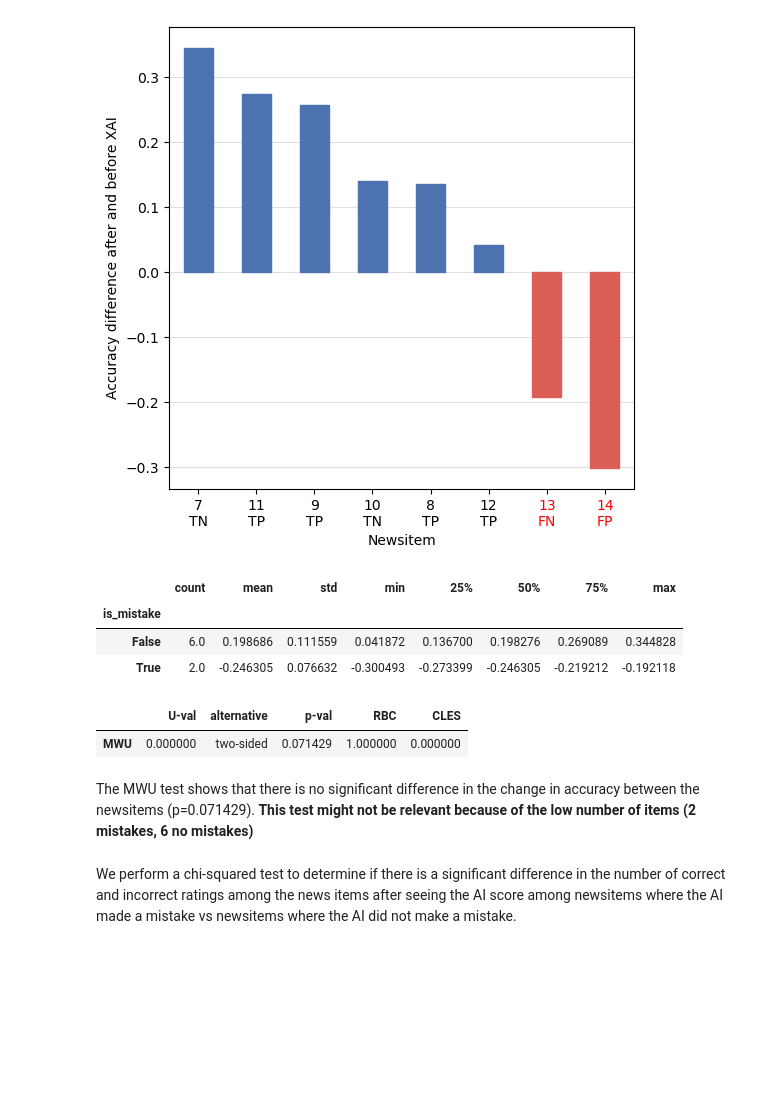
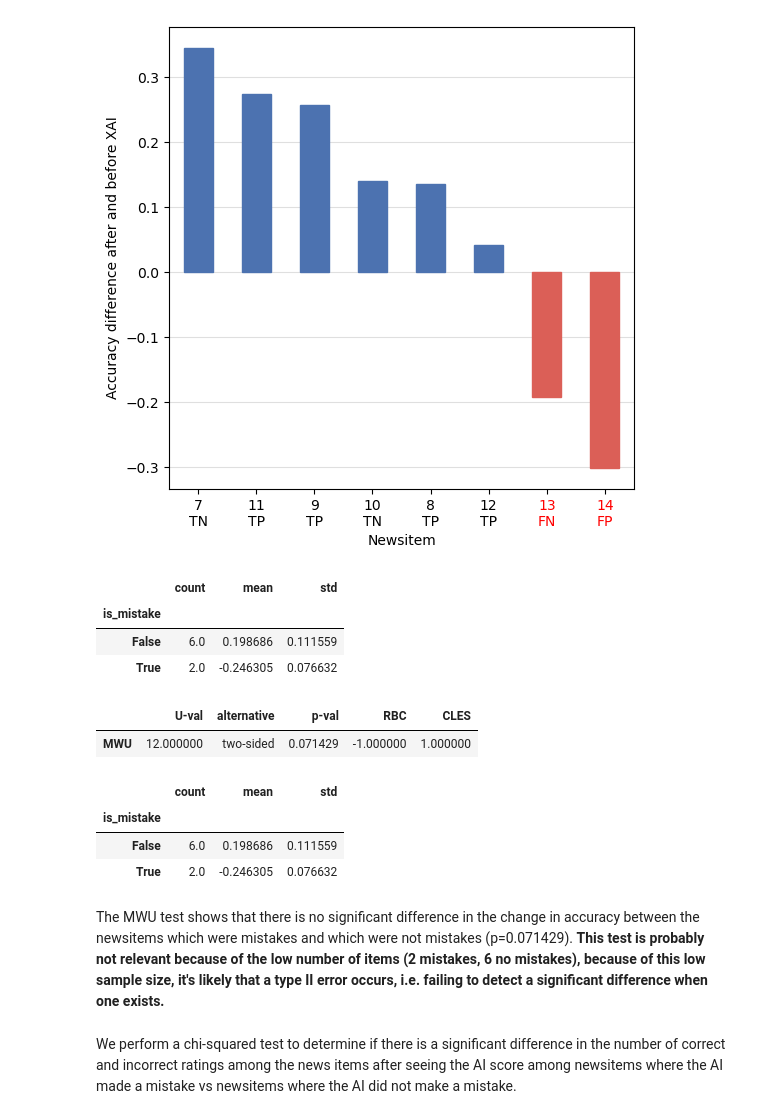
Before and after one commit to csomorbalazs/xai-experiment, a Jupyter notebook: postprocessing/Data_Analysis_XAI.ipynb, the cells around one changed output. Drawn from its saved outputs; the diff is of its cells as text; code cells hidden in the pictures; blank space fills up the shorter version.

Commit message:
Improve analysis of effects of mistakes

```diff
--- a/postprocessing/Data_Analysis_XAI.ipynb
+++ b/postprocessing/Data_Analysis_XAI.ipynb
@@ -680,8 +705,9 @@ for i in range(7, 15):
                      f"newsitem.{i}.system-evaluation.xai-features-useful",
                      f"newsitem.{i}.rating-before-correct",
                      f"newsitem.{i}.rating-after-correct",
+                     f"newsitem.{i}.agrees-with-ai",
+                     f"newsitem.{i}.switched-to-ai",
                      f"newsitem.{i}.ai-preference",
-                     f"newsitem.{i}.switched-to-ai",
                      "FEATURE"
                     ]
     newsitem_eval_df = pd.concat([newsitem_eval_df, df[newsitem_cols].rename(columns={col: col.split(".")[-1] for col in newsitem_cols}).assign(newsitem=i)])
@@ -692,7 +718,10 @@ cols = cols[-2:] + cols[:-2]
 newsitem_eval_df = newsitem_eval_df[cols]
 # %%
 # join newsitem_eval_df with newsitems to get the "is_mistake" column
-newsitem_eval_df = newsitem_eval_df.merge(newsitems[["id", "is_fake_news", "is_mistake", "mistake_type"]], left_on="newsitem", right_on="id").drop(columns=["id"])
+newsitem_eval_df = newsitem_eval_df.merge(
+  newsitems[["id", "is_fake_news", "is_mistake", "mistake_type"]],
+  left_on="newsitem",
+  right_on="id").drop(columns=["id"])
 # %% [markdown]
 Measures:
 - on newsitem level: accuracy, change in accuracy, agreement percentage, switch percentage
@@ -795,24 +832,28 @@ ax.yaxis.grid(True, which='major', color='grey', alpha=.25)
 # %% [output]
 [figure]
 # %%
-newsitems.groupby("is_mistake")["accuracy-diff"].describe()
+newsitems.groupby("is_mistake")["accuracy-diff"].describe()[["count", "mean", "std"]]
 # %% [output]
-|  | count | mean | std | min | 25% | 50% | 75% | max |
-| is_mistake |  |  |  |  |  |  |  |  |
-| False | 6.0 | 0.198686 | 0.111559 | 0.041872 | 0.136700 | 0.198276 | 0.269089 | 0.344828 |
-| True | 2.0 | -0.246305 | 0.076632 | -0.300493 | -0.273399 | -0.246305 | -0.219212 | -0.192118 |
+|  | count | mean | std |
+| is_mistake |  |  |  |
+| False | 6.0 | 0.198686 | 0.111559 |
+| True | 2.0 | -0.246305 | 0.076632 |
 # %%
-mwu_test = pg.mwu(
-    newsitems[newsitems["is_mistake"] == True]["accuracy-diff"],
-    newsitems[newsitems["is_mistake"] == False]["accuracy-diff"]
-)
+mwu_test, stats = perform_mwu(newsitems, "accuracy-diff", "is_mistake")
 
 highlight(mwu_test)
 # %% [output]
 |  | U-val | alternative | p-val | RBC | CLES |
-| MWU | 0.000000 | two-sided | 0.071429 | 1.000000 | 0.000000 |
+| MWU | 12.000000 | two-sided | 0.071429 | -1.000000 | 1.000000 |
+# %%
+stats
+# %% [output]
+|  | count | mean | std |
+| is_mistake |  |  |  |
+| False | 6.0 | 0.198686 | 0.111559 |
+| True | 2.0 | -0.246305 | 0.076632 |
 # %% [markdown]
-The MWU test shows that there is no significant difference in the change in accuracy between the newsitems (p=0.071429). **This test might not be relevant because of the low number of items (2 mistakes, 6 no mistakes)**
+The MWU test shows that there is no significant difference in the change in accuracy between the newsitems which were mistakes and which were not mistakes (p=0.071429). **This test is probably not relevant because of the low number of items (2 mistakes, 6 no mistakes), because of this low sample size, it's likely that a type II error occurs, i.e. failing to detect a significant difference when one exists.**
 # %% [markdown]
 We perform a chi-squared test to determine if there is a significant difference in the number of correct and incorrect ratings among the news items after seeing the AI score among newsitems where the AI made a mistake vs newsitems where the AI did not make a mistake.
 # %%
```
Also changed, not shown: parts of 21 cells of this notebook.
